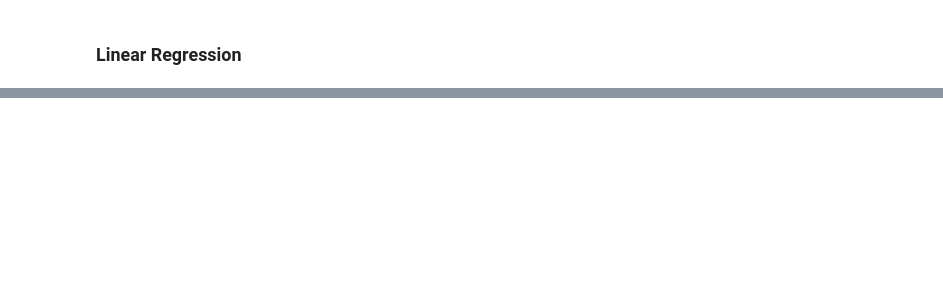
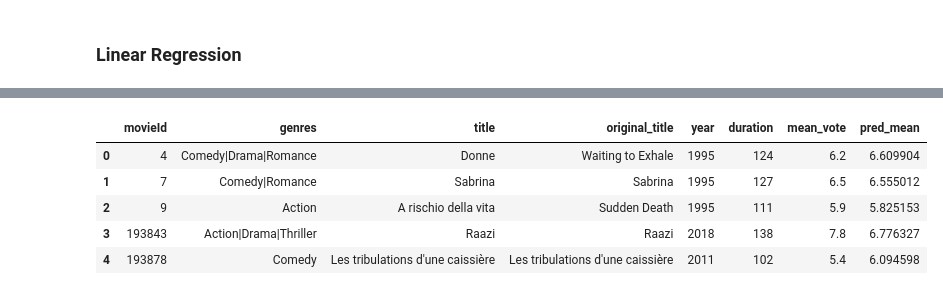
Before and after one commit to mheidari98/Movie-Recommender-Systems, a Jupyter notebook: Regression.ipynb, the cells around one changed output, grey strips where cells are left out. Cells and saved outputs as stored; diff of their text form; code cells hidden in the pictures; blank space fills up the shorter version.

```diff
--- a/Regression.ipynb
+++ b/Regression.ipynb
@@ -203,0 +328,9 @@ RMSE: 0.8851887523579566
+# %%
+generate_recommendation(model03,[4,7,9,193843,193878])
+# %% [output]
+|  | movieId | genres | title | original_title | year | duration | mean_vote | pred_mean |
+| 0 | 4 | Comedy|Drama|Romance | Donne | Waiting to Exhale | 1995 | 124 | 6.2 | 6.609904 |
+| 1 | 7 | Comedy|Romance | Sabrina | Sabrina | 1995 | 127 | 6.5 | 6.555012 |
+| 2 | 9 | Action | A rischio della vita | Sudden Death | 1995 | 111 | 5.9 | 5.825153 |
+| 3 | 193843 | Action|Drama|Thriller | Raazi | Raazi | 2018 | 138 | 7.8 | 6.776327 |
+| 4 | 193878 | Comedy | Les tribulations d'une caissière | Les tribulations d'une caissière | 2011 | 102 | 5.4 | 6.094598 |
```
Also changed, not shown: parts of 18 cells of this notebook.
